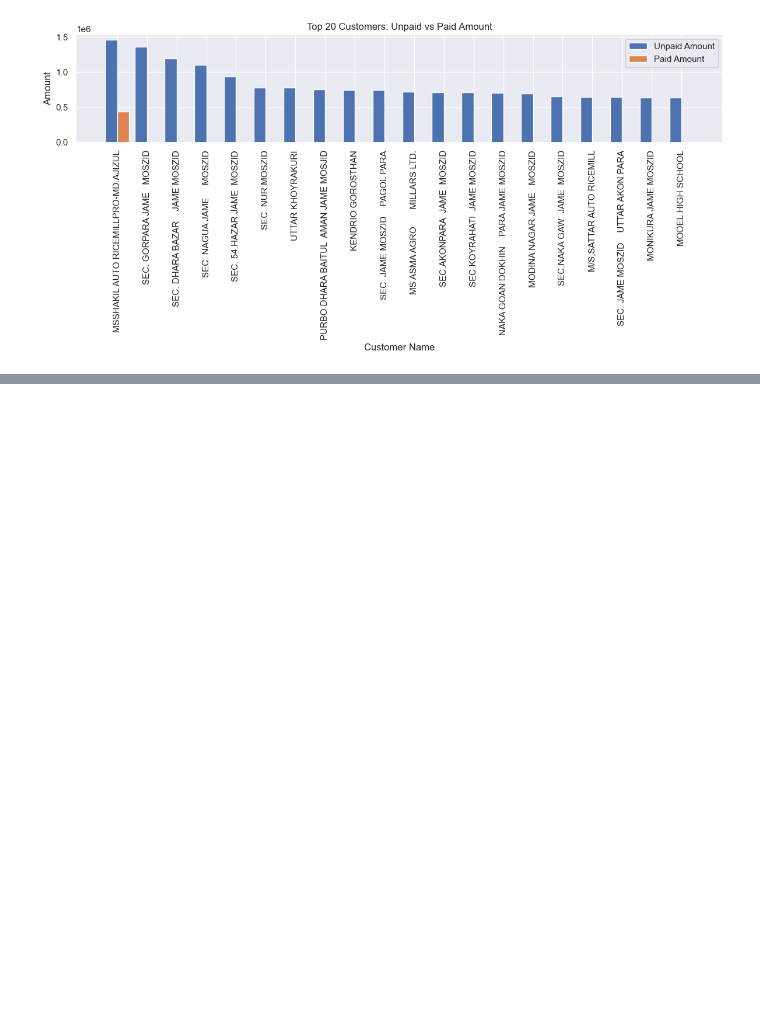
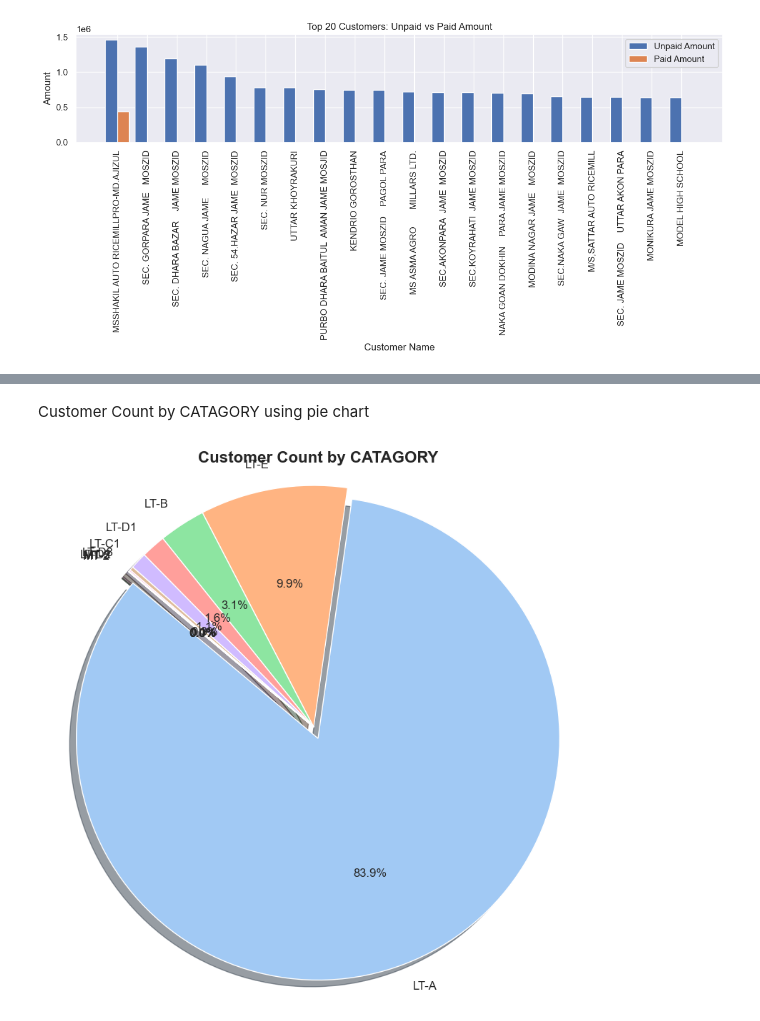
Before and after one commit to Shuvo928/Smart-Load-Shedding-Prediction-Project, a Jupyter notebook: Visualization.ipynb, the cells around one changed output, grey strips where cells are left out. Cells and saved outputs as stored; diff of their text form; code cells hidden in the pictures; blank space fills up the shorter version.

```diff
--- a/Visualization.ipynb
+++ b/Visualization.ipynb
@@ -399,0 +439,24 @@ plt.show()
+# %% [markdown]
+Customer Count by CATAGORY using pie chart
+# %%
+# Pie chart for Customer Count by CATAGORY
+plt.figure(figsize=(8, 8))
+colors = sns.color_palette('pastel')[0:len(category_counts)]
+explode = [0.05 if i == category_counts.idxmax() else 0 for i in category_counts.index]  # highlight largest
+
+plt.pie(
+    category_counts.values,
+    labels=category_counts.index,
+    autopct='%1.1f%%',
+    startangle=140,
+    colors=colors,
+    explode=explode,
+    shadow=True,
+    textprops={'fontsize': 12}
+)
+plt.title('Customer Count by CATAGORY', fontsize=16, fontweight='bold')
+plt.axis('equal')
+plt.tight_layout()
+plt.show()
+# %% [output]
+[figure, added]
```
Also changed, not shown: parts of 10 cells of this notebook.
